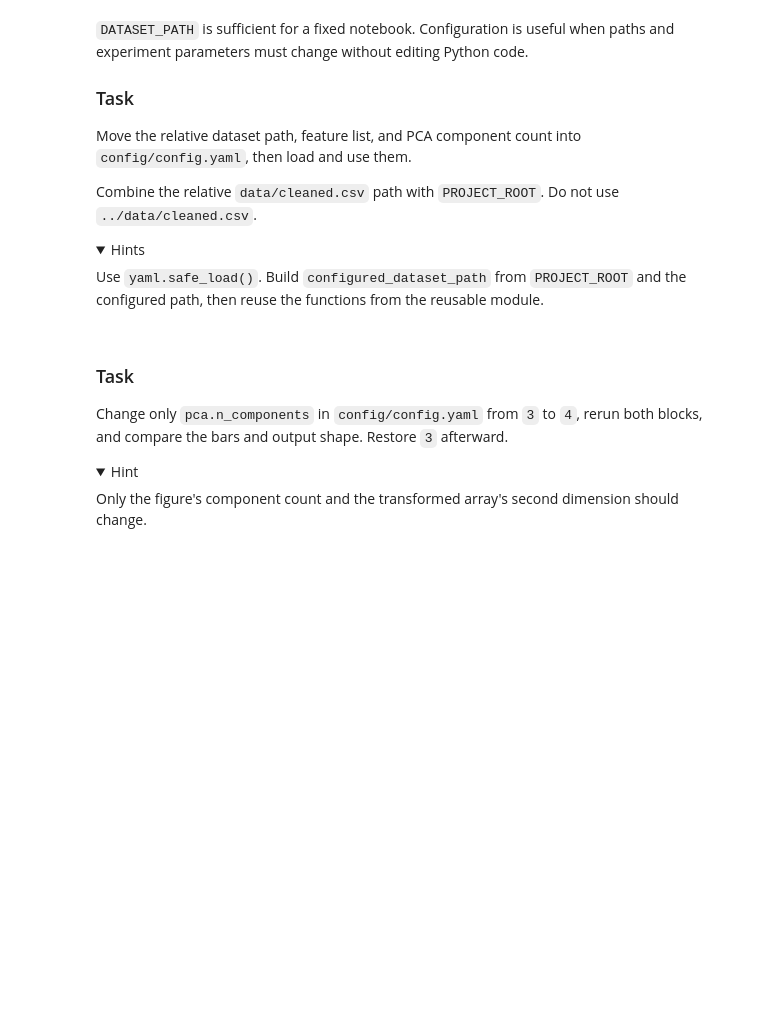
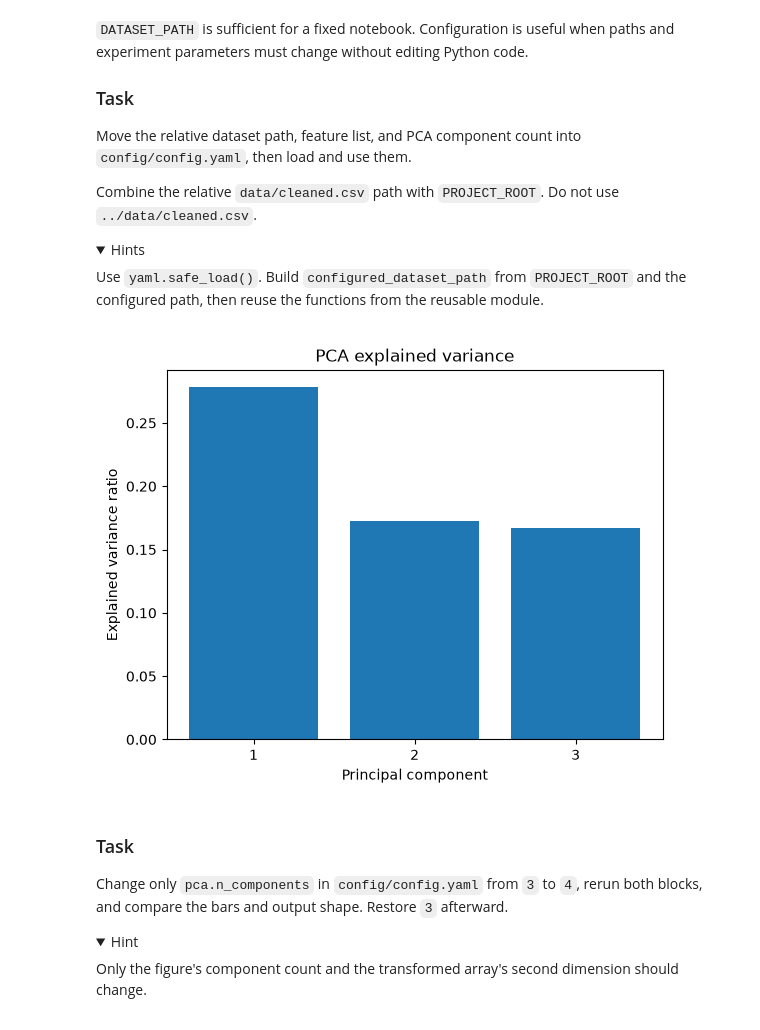
Before and after one commit to chloeruiz0300/TP2, a Jupyter notebook: Notebooks/Lab2_Best_Practices_Student.ipynb, the cells around one changed output. Saved outputs shown, nothing was run; the diff lists cells and outputs as text; code cells hidden in the pictures; folded sections open; blank space fills up the shorter version.

Commit message:
Use configuration and robust paths

```diff
--- a/Notebooks/Lab2_Best_Practices_Student.ipynb
+++ b/Notebooks/Lab2_Best_Practices_Student.ipynb
@@ -525,11 +525,21 @@ Use `yaml.safe_load()`. Build `configured_dataset_path` from `PROJECT_ROOT` and
 # %%
 # Block A — Load configuration and resolve the data path
 
-# Your code here
+with open(PROJECT_ROOT / "config" / "config.yaml", "r") as f:
+    config = yaml.safe_load(f)
+
+config_dataset_path = PROJECT_ROOT / config["data"]["path"]
+
+features = config["data"]["features"]
+n_components = config["pca"]["n_components"]
 # %%
 # Block B — Run the configured analysis
 
-# Your code here
+df_configured = pd.read_csv(config_dataset_path)
+pca_model = run_pca(df_configured, features, n_components)
+plot_explained_variance(pca_model)
+# %% [output]
+[figure, added]
 # %% [markdown]
 ### Task
 
```
Also changed, not shown: parts of 1 cell of this notebook.
